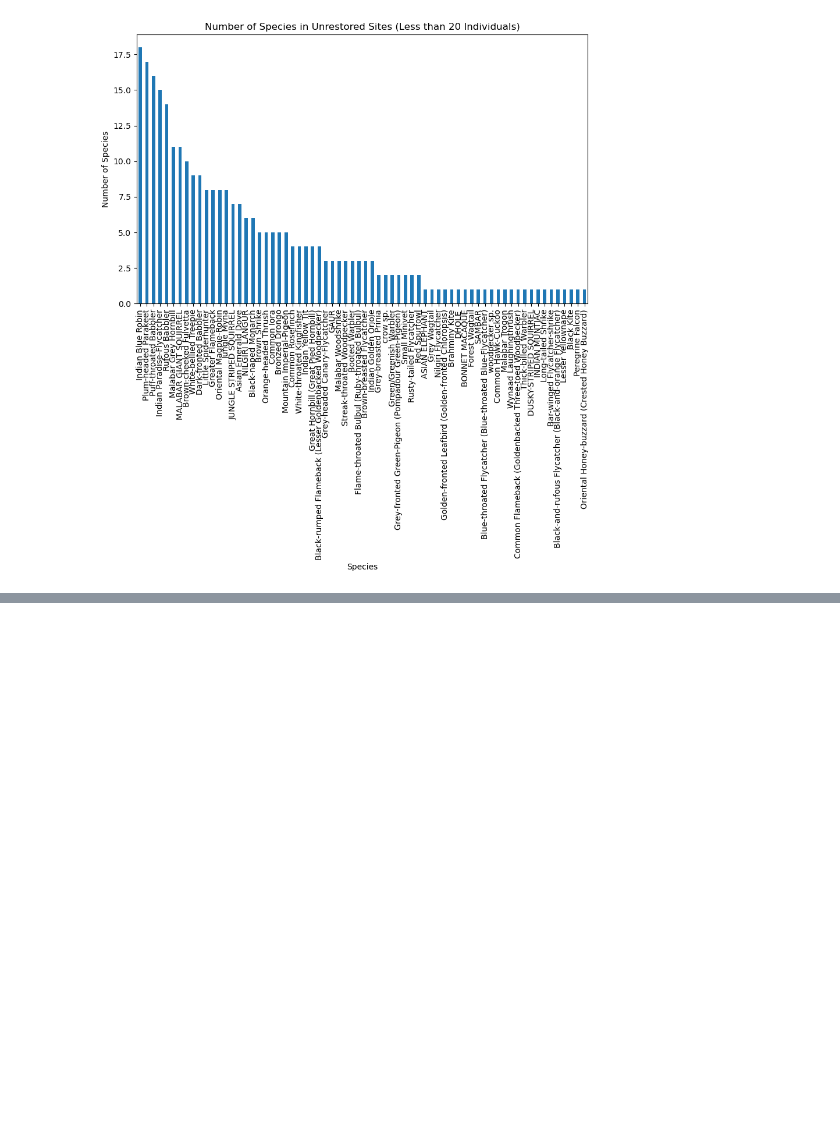
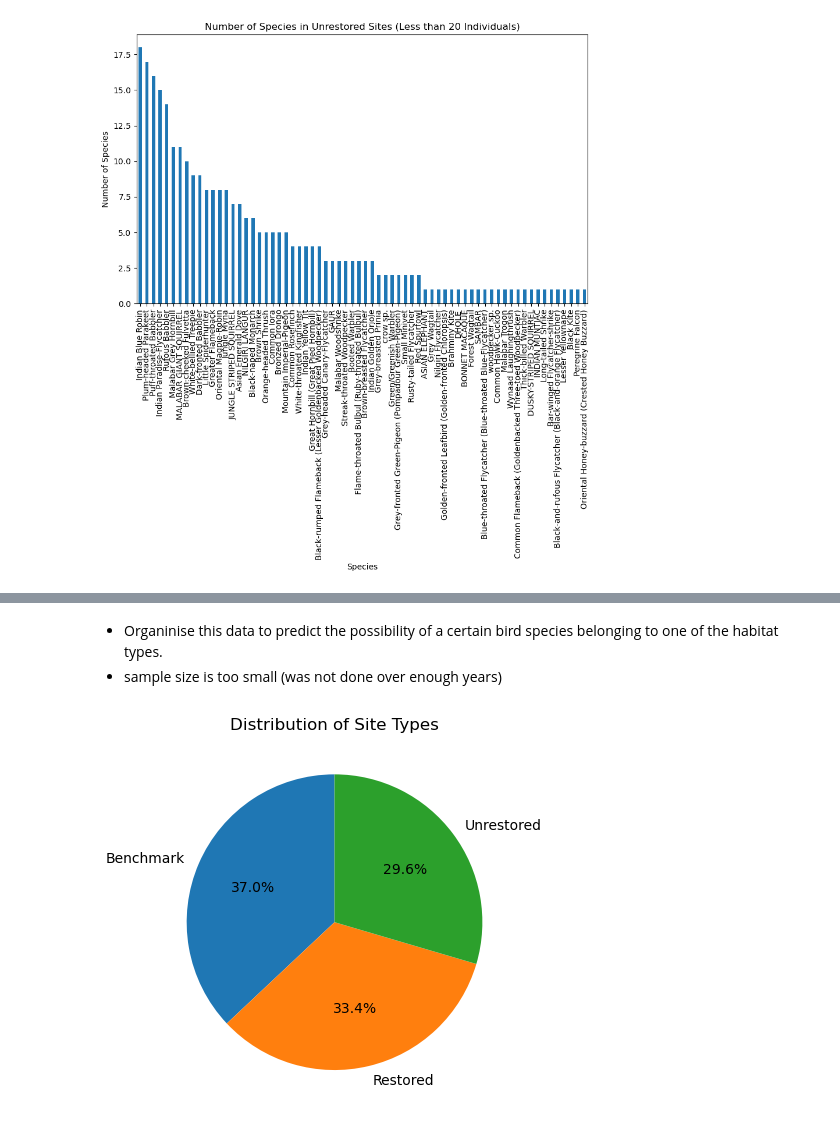
Before and after one commit to enyakemp21/BIO_350, a Jupyter notebook: Final_Project.ipynb, the cells around one changed output, grey strips where cells are left out. Drawn from its saved outputs; the diff is of its cells as text; code cells hidden in the pictures; blank space fills up the shorter version.

```diff
--- a/Final_Project.ipynb
+++ b/Final_Project.ipynb
@@ -89,0 +196,16 @@ plt.show()
+# %% [markdown]
+- Organinise this data to predict the possibility of a certain bird species belonging to one of the habitat types.
+- sample size is too small (was not done over enough years)
+# %%
+import matplotlib.pyplot as plt
+
+# Count restored vs unrestored sites
+site_type_counts = df["Site_type"].value_counts()
+
+# Pie chart
+site_type_counts.plot(kind='pie', autopct='%1.1f%%', startangle=90)
+plt.title('Distribution of Site Types')
+plt.ylabel('')   # remove y-label for cleaner look
+plt.show()
+# %% [output]
+[figure, added]
```
Also changed, not shown: parts of 7 cells of this notebook.
